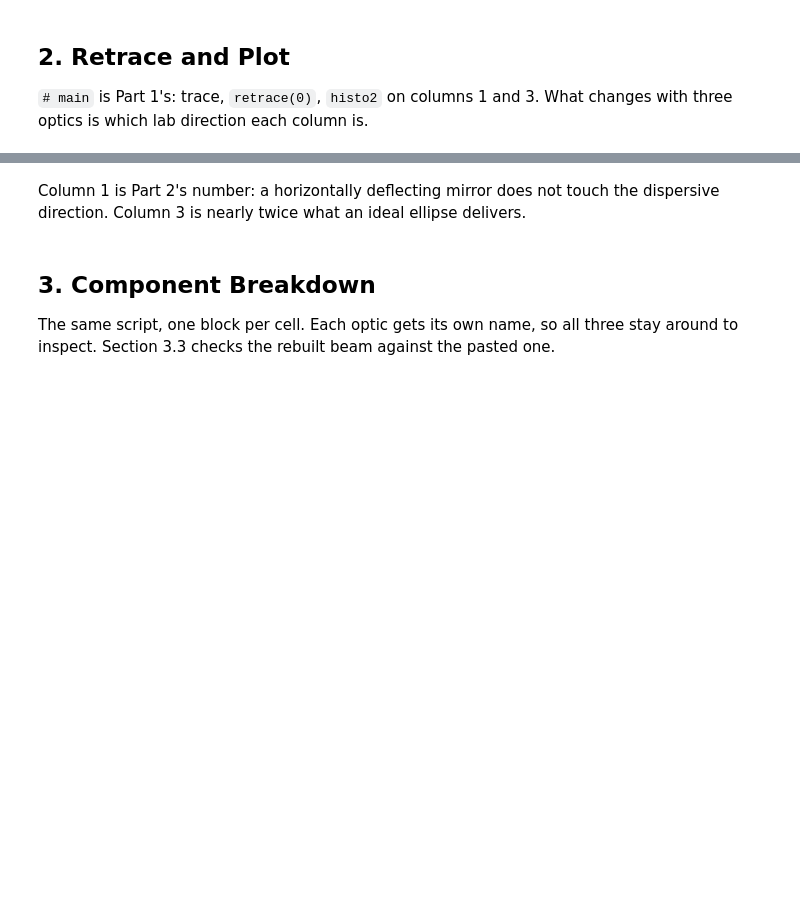
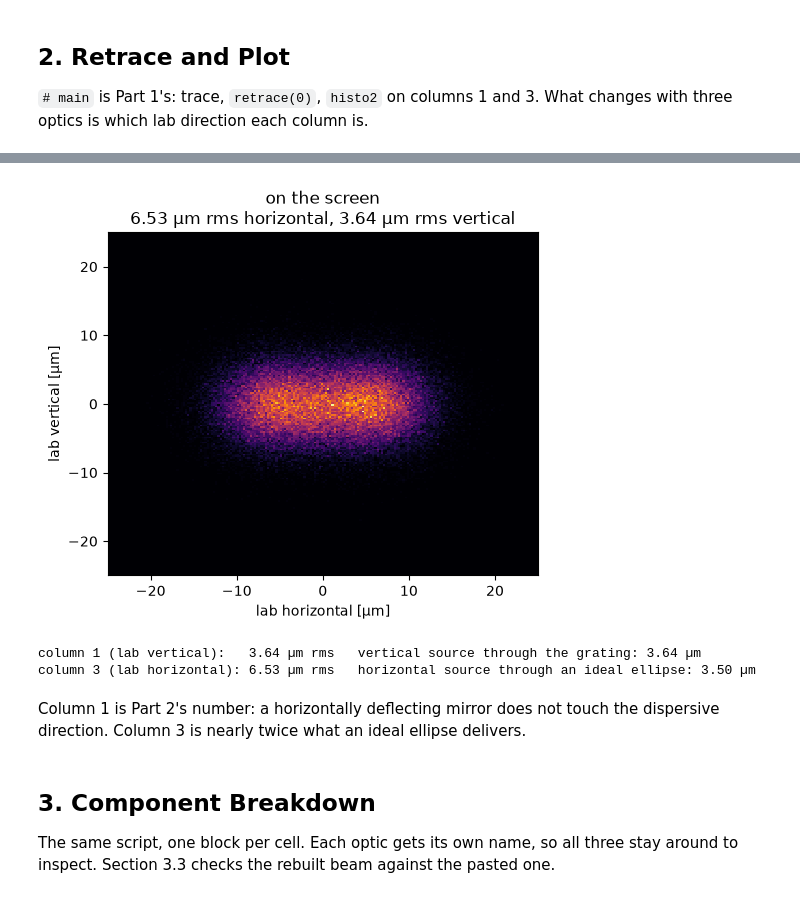
Before and after one commit to whorwhey/shadow4_scripting_tutorial, a Jupyter notebook: 03_figure_errors.ipynb, the cells around one changed output, grey strips where cells are left out. Cells and saved outputs as stored; diff of their text form; code cells hidden in the pictures; blank space fills up the shorter version.

```diff
--- a/03_figure_errors.ipynb
+++ b/03_figure_errors.ipynb
@@ -354,3 +311,47 @@ column 3: 6.53 µm rms   horizontal source through an ideal ellipse: 3.50 µm
+# %%
+def rms(b, col):
+    # rms of a Shadow column (numbered from 1) over good rays
+    return b.rays[b.rays[:, 9] > 0, col - 1].std()
+
+def centroid(b, col):
+    return b.rays[b.rays[:, 9] > 0, col - 1].mean()
+
+def lab_frame(b):
+    # (lab horizontal, lab vertical up) positions of the good rays [m], for this beamline
+    g = b.rays[:, 9] > 0
+    return b.rays[g, 2], b.rays[g, 0]
+
+r_m, r_prime_m = 24.301, 7.573                    # grating: source distance, image distance
+alpha_rad, beta_rad = 1.548912027, 1.536274133    # grating angles, from the export
+p_m, q_m = 26.301, 5.573                          # elliptical mirror
+sigma_h_m, sigma_v_m = 1.65e-5, 1.84e-5           # source rms size
+
+lab_h_m, lab_v_m = lab_frame(beam)
+
+fig, ax = plt.subplots(figsize=(5.2, 4.6))
+ax.hist2d(lab_h_m * 1e6, lab_v_m * 1e6, bins=[200, 200],
+          range=[[-25, 25], [-25, 25]], cmap="inferno")
+ax.set_xlabel("lab horizontal [µm]")
+ax.set_ylabel("lab vertical [µm]")
+ax.set_title(f"on the screen\n{lab_h_m.std() * 1e6:.2f} µm rms horizontal, "
+             f"{lab_v_m.std() * 1e6:.2f} µm rms vertical")
+plt.tight_layout()
+plt.show()
+
+col1_expected_m = sigma_v_m * r_prime_m * np.cos(alpha_rad) / (r_m * np.cos(beta_rad))   # Part 2
+col3_ideal_m = sigma_h_m * q_m / p_m                                                     # Part 1
+
+print(f"column 1 (lab vertical):   {rms(beam, 1) * 1e6:.2f} µm rms   "
+      f"vertical source through the grating: {col1_expected_m * 1e6:.2f} µm")
+print(f"column 3 (lab horizontal): {rms(beam, 3) * 1e6:.2f} µm rms   "
+      f"horizontal source through an ideal ellipse: {col3_ideal_m * 1e6:.2f} µm")
+
+assert np.isclose(rms(beam, 1), col1_expected_m, rtol=0.01)   # the mirror leaves column 1 alone
+assert rms(beam, 3) > 1.4 * col3_ideal_m                      # and column 3 is well short of ideal
+# %% [output]
+[figure, added]
+column 1 (lab vertical):   3.64 µm rms   vertical source through the grating: 3.64 µm
+column 3 (lab horizontal): 6.53 µm rms   horizontal source through an ideal ellipse: 3.50 µm
 # %% [markdown]
 Column 1 is Part 2's number: a horizontally deflecting mirror does not touch the dispersive direction. Column 3 is nearly twice what an ideal ellipse delivers.
 # %% [markdown]
```
Also changed, not shown: parts of 52 cells of this notebook, 1 other file.
